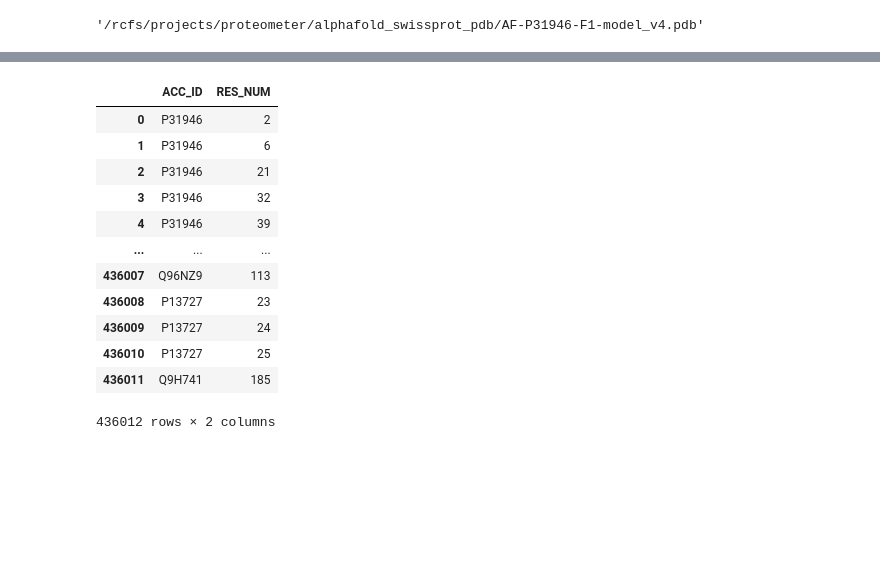
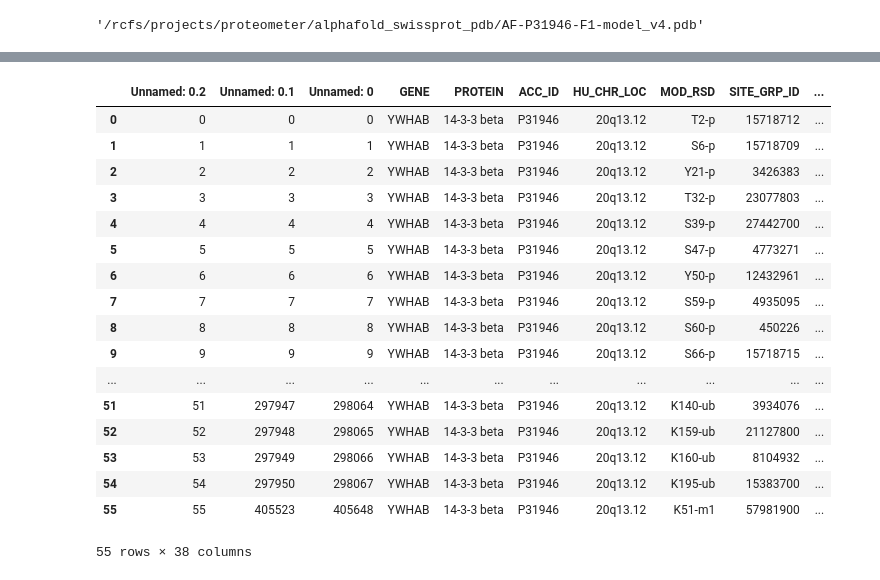
Before and after one commit to PhenoMeters/pheno_analysis, a Jupyter notebook: procaliper.ipynb, the cells around one changed output, grey strips where cells are left out. Cells and saved outputs as stored; diff of their text form; code cells hidden in the pictures; blank space fills up the shorter version.

```diff
--- a/procaliper.ipynb
+++ b/procaliper.ipynb
@@ -98,16 +104,22 @@ charge
-# %%
-full_psp_df[['ACC_ID','RES_NUM']]
-# %% [output]
-|  | ACC_ID | RES_NUM |
-| 0 | P31946 | 2 |
-| 1 | P31946 | 6 |
-| 2 | P31946 | 21 |
-| 3 | P31946 | 32 |
-| 4 | P31946 | 39 |
-| ... | ... | ... |
-| 436007 | Q96NZ9 | 113 |
-| 436008 | P13727 | 23 |
-| 436009 | P13727 | 24 |
-| 436010 | P13727 | 25 |
-| 436011 | Q9H741 | 185 |
-436012 rows × 2 columns
+# %%
+uniprot_only = full_psp_df[full_psp_df['ACC_ID'] == "P31946"]
+uniprot_only
+# %% [output]
+|  | Unnamed: 0.2 | Unnamed: 0.1 | Unnamed: 0 | GENE | PROTEIN | ACC_ID | HU_CHR_LOC | MOD_RSD | SITE_GRP_ID | ... |
+| 0 | 0 | 0 | 0 | YWHAB | 14-3-3 beta | P31946 | 20q13.12 | T2-p | 15718712 | ... |
+| 1 | 1 | 1 | 1 | YWHAB | 14-3-3 beta | P31946 | 20q13.12 | S6-p | 15718709 | ... |
+| 2 | 2 | 2 | 2 | YWHAB | 14-3-3 beta | P31946 | 20q13.12 | Y21-p | 3426383 | ... |
+| 3 | 3 | 3 | 3 | YWHAB | 14-3-3 beta | P31946 | 20q13.12 | T32-p | 23077803 | ... |
+| 4 | 4 | 4 | 4 | YWHAB | 14-3-3 beta | P31946 | 20q13.12 | S39-p | 27442700 | ... |
+| 5 | 5 | 5 | 5 | YWHAB | 14-3-3 beta | P31946 | 20q13.12 | S47-p | 4773271 | ... |
+| 6 | 6 | 6 | 6 | YWHAB | 14-3-3 beta | P31946 | 20q13.12 | Y50-p | 12432961 | ... |
+| 7 | 7 | 7 | 7 | YWHAB | 14-3-3 beta | P31946 | 20q13.12 | S59-p | 4935095 | ... |
+| 8 | 8 | 8 | 8 | YWHAB | 14-3-3 beta | P31946 | 20q13.12 | S60-p | 450226 | ... |
+| 9 | 9 | 9 | 9 | YWHAB | 14-3-3 beta | P31946 | 20q13.12 | S66-p | 15718715 | ... |
+| ... | ... | ... | ... | ... | ... | ... | ... | ... | ... | ... |
+| 51 | 51 | 297947 | 298064 | YWHAB | 14-3-3 beta | P31946 | 20q13.12 | K140-ub | 3934076 | ... |
+| 52 | 52 | 297948 | 298065 | YWHAB | 14-3-3 beta | P31946 | 20q13.12 | K159-ub | 21127800 | ... |
+| 53 | 53 | 297949 | 298066 | YWHAB | 14-3-3 beta | P31946 | 20q13.12 | K160-ub | 8104932 | ... |
+| 54 | 54 | 297950 | 298067 | YWHAB | 14-3-3 beta | P31946 | 20q13.12 | K195-ub | 15383700 | ... |
+| 55 | 55 | 405523 | 405648 | YWHAB | 14-3-3 beta | P31946 | 20q13.12 | K51-m1 | 57981900 | ... |
+55 rows × 38 columns
```
Also changed, not shown: parts of 5 cells of this notebook, 1 other file.
